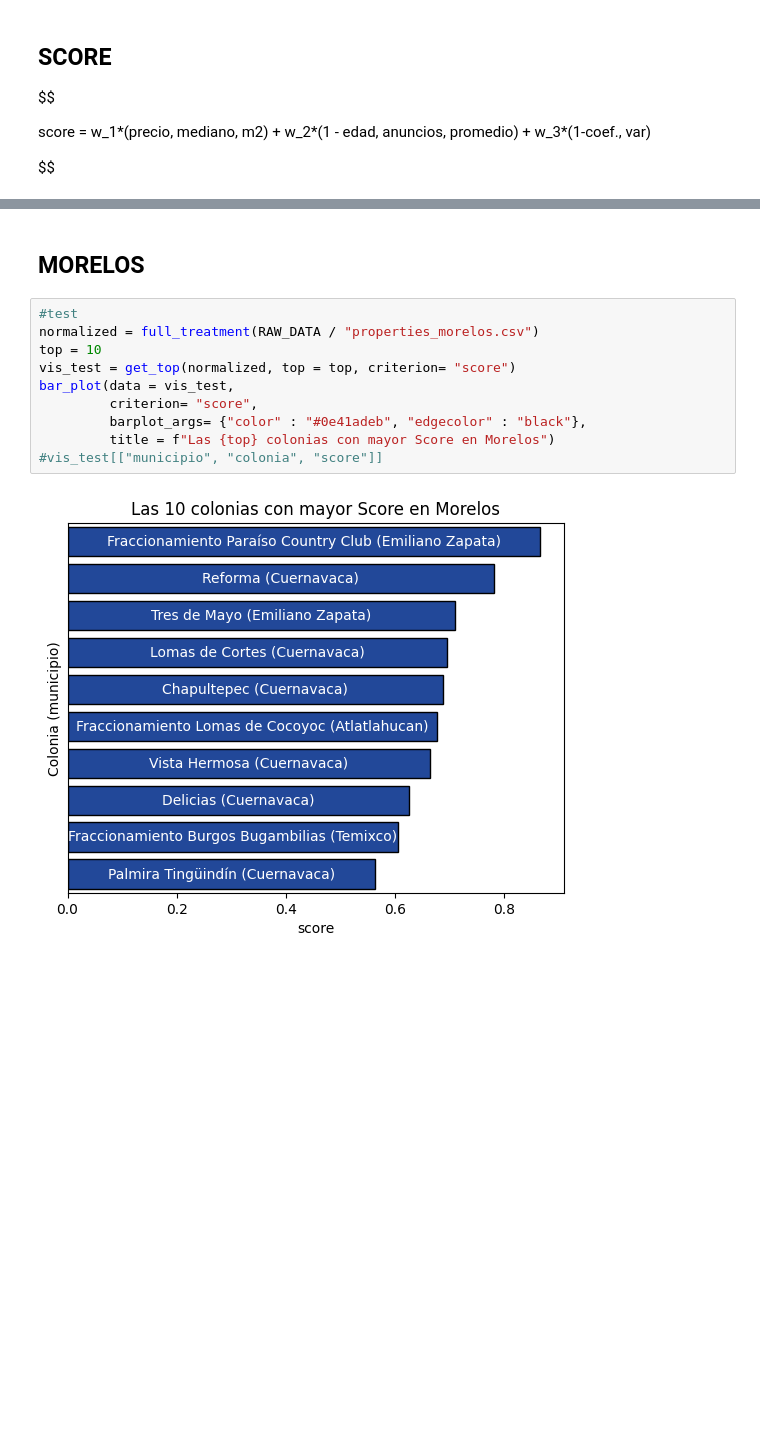
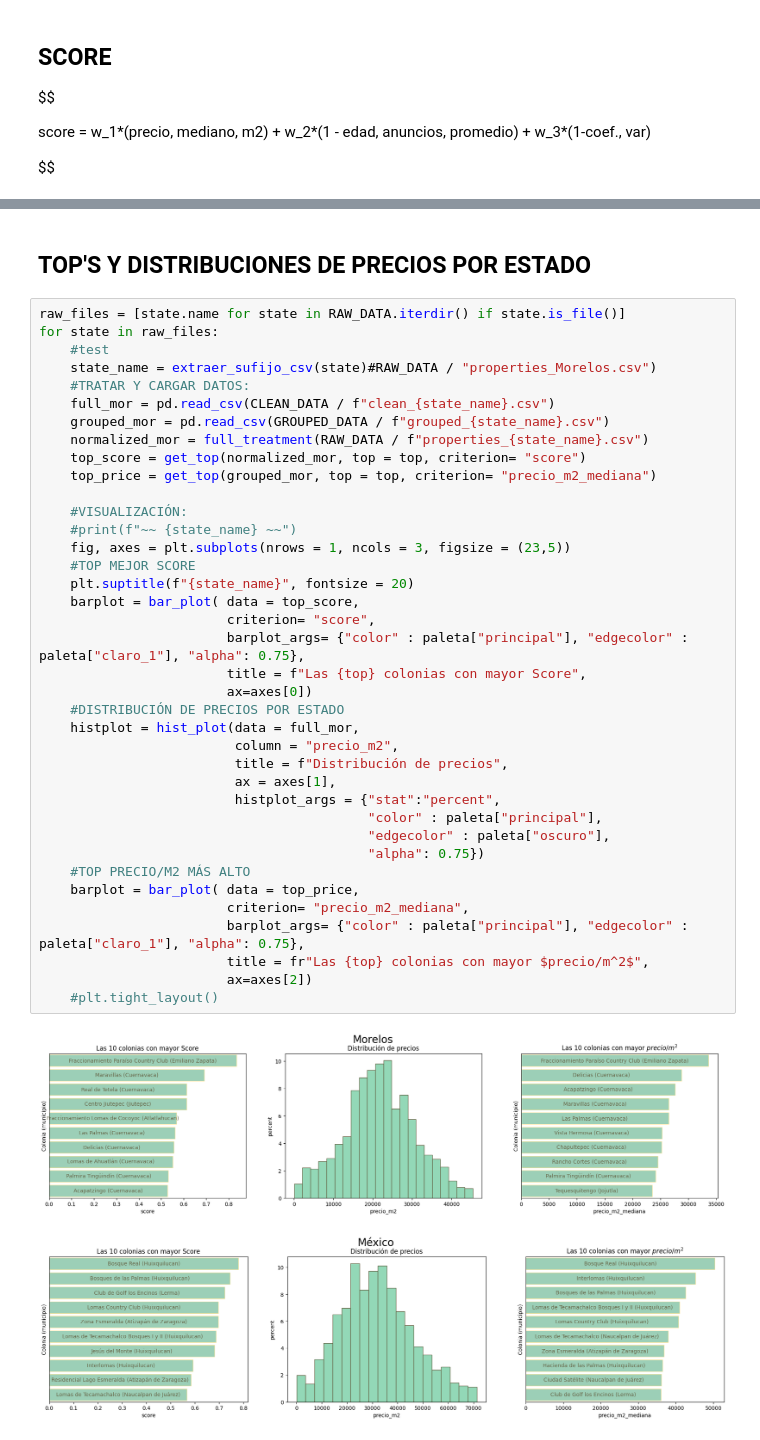
Before and after one commit to epsilondenso/Ranking-mercado-inmobiliario-MX, a Jupyter notebook: notebooks/test.ipynb, the cells around one changed output, grey strips where cells are left out. Drawn from its saved outputs; the diff is of its cells as text; blank space fills up the shorter version.

Commit message:
Se rankean las colonias de Morelos, México y Querétaro

```diff
--- a/notebooks/test.ipynb
+++ b/notebooks/test.ipynb
@@ -20,14 +22,43 @@ $$
 # %% [markdown]
-## MORELOS
+## TOP'S Y DISTRIBUCIONES DE PRECIOS POR ESTADO
 # %%
-#test
-normalized = full_treatment(RAW_DATA / "properties_morelos.csv")
-top = 10
-vis_test = get_top(normalized, top = top, criterion= "score")
-bar_plot(data = vis_test,
-         criterion= "score",
-         barplot_args= {"color" : "#0e41adeb", "edgecolor" : "black"},
-         title = f"Las {top} colonias con mayor Score en Morelos")
-#vis_test[["municipio", "colonia", "score"]]
+raw_files = [state.name for state in RAW_DATA.iterdir() if state.is_file()]
+for state in raw_files:
+    #test
+    state_name = extraer_sufijo_csv(state)#RAW_DATA / "properties_Morelos.csv")
+    #TRATAR Y CARGAR DATOS:
+    full_mor = pd.read_csv(CLEAN_DATA / f"clean_{state_name}.csv")
+    grouped_mor = pd.read_csv(GROUPED_DATA / f"grouped_{state_name}.csv")
+    normalized_mor = full_treatment(RAW_DATA / f"properties_{state_name}.csv")
+    top_score = get_top(normalized_mor, top = top, criterion= "score")
+    top_price = get_top(grouped_mor, top = top, criterion= "precio_m2_mediana")
+
+    #VISUALIZACIÓN:
+    #print(f"~~ {state_name} ~~")
+    fig, axes = plt.subplots(nrows = 1, ncols = 3, figsize = (23,5))
+    #TOP MEJOR SCORE
+    plt.suptitle(f"{state_name}", fontsize = 20)
+    barplot = bar_plot( data = top_score,
+                        criterion= "score",
+                        barplot_args= {"color" : paleta["principal"], "edgecolor" : paleta["claro_1"], "alpha": 0.75},
+                        title = f"Las {top} colonias con mayor Score",
+                        ax=axes[0])
+    #DISTRIBUCIÓN DE PRECIOS POR ESTADO
+    histplot = hist_plot(data = full_mor,
+                         column = "precio_m2",
+                         title = f"Distribución de precios",
+                         ax = axes[1],
+                         histplot_args = {"stat":"percent",
+                                          "color" : paleta["principal"],
+                                          "edgecolor" : paleta["oscuro"],
+                                          "alpha": 0.75})
+    #TOP PRECIO/M2 MÁS ALTO
+    barplot = bar_plot( data = top_price,
+                        criterion= "precio_m2_mediana",
+                        barplot_args= {"color" : paleta["principal"], "edgecolor" : paleta["claro_1"], "alpha": 0.75},
+                        title = fr"Las {top} colonias con mayor $precio/m^2$",
+                        ax=axes[2])
+    #plt.tight_layout()
 # %% [output]
-[figure, old version]
+[figure, new version]
+[figure, added]
```
Also changed, not shown: parts of 5 cells of this notebook.
